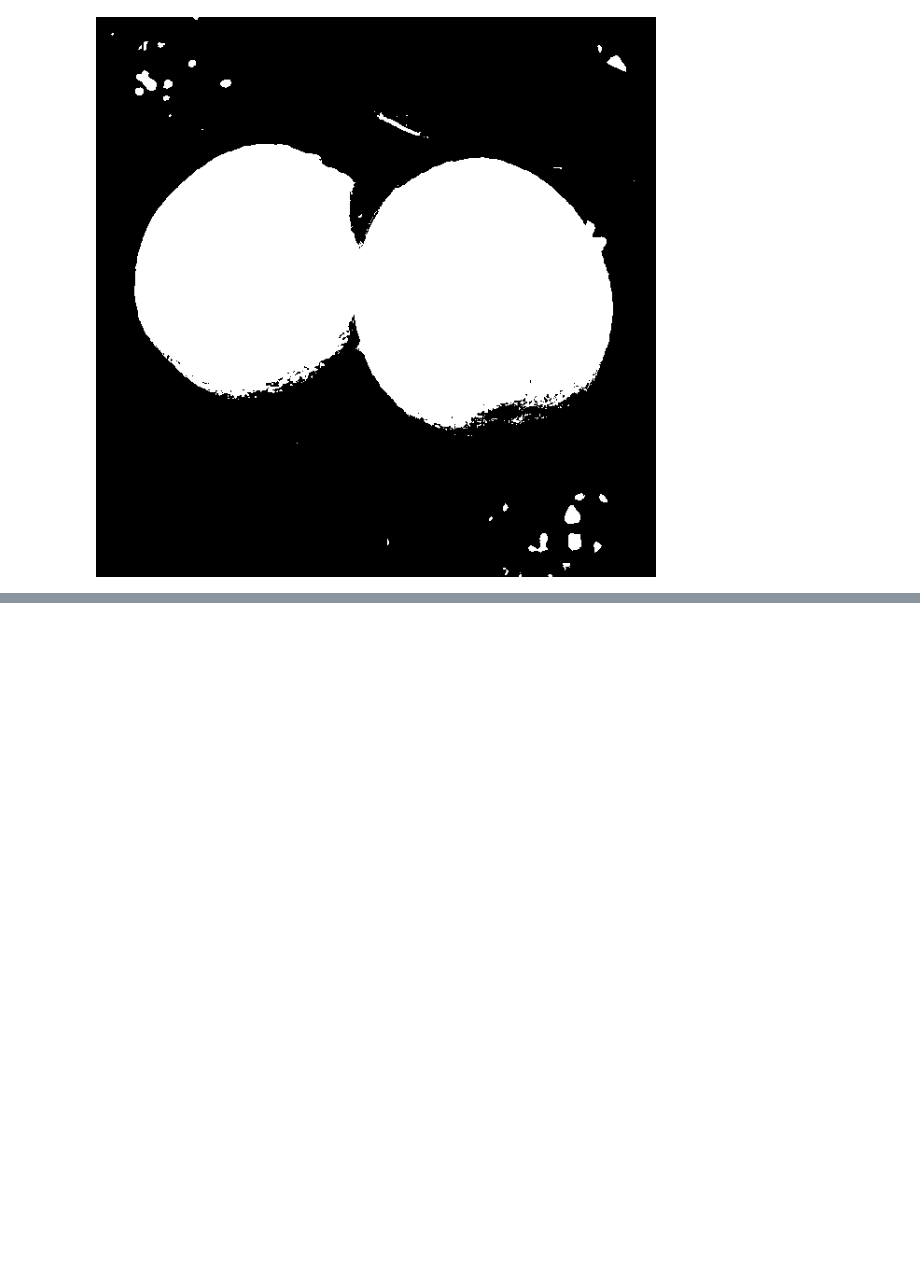
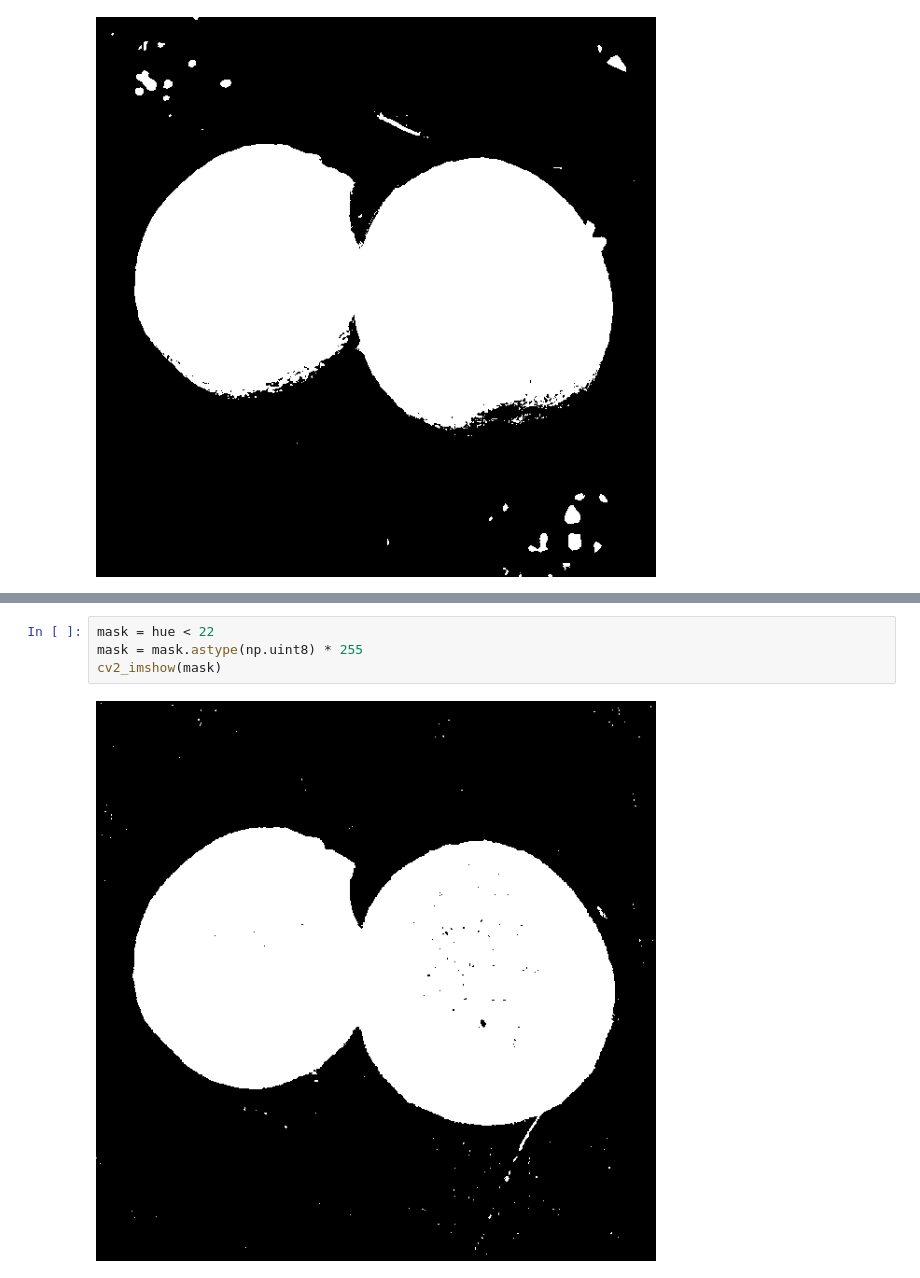
Before and after one commit to Olin-RoboSys/test-colab, a Jupyter notebook: Test.ipynb, the cells around one changed output, grey strips where cells are left out. Drawn from its saved outputs; the diff is of its cells as text; blank space fills up the shorter version.

```diff
--- a/Test.ipynb
+++ b/Test.ipynb
@@ -282,0 +289,6 @@ ValueError: not enough values to unpack (expected 3, got 2)
+# %%
+mask = hue < 22
+mask = mask.astype(np.uint8) * 255
+cv2_imshow(mask)
+# %% [output]
+[figure, added]
```
Also changed, not shown: parts of 6 cells of this notebook.
